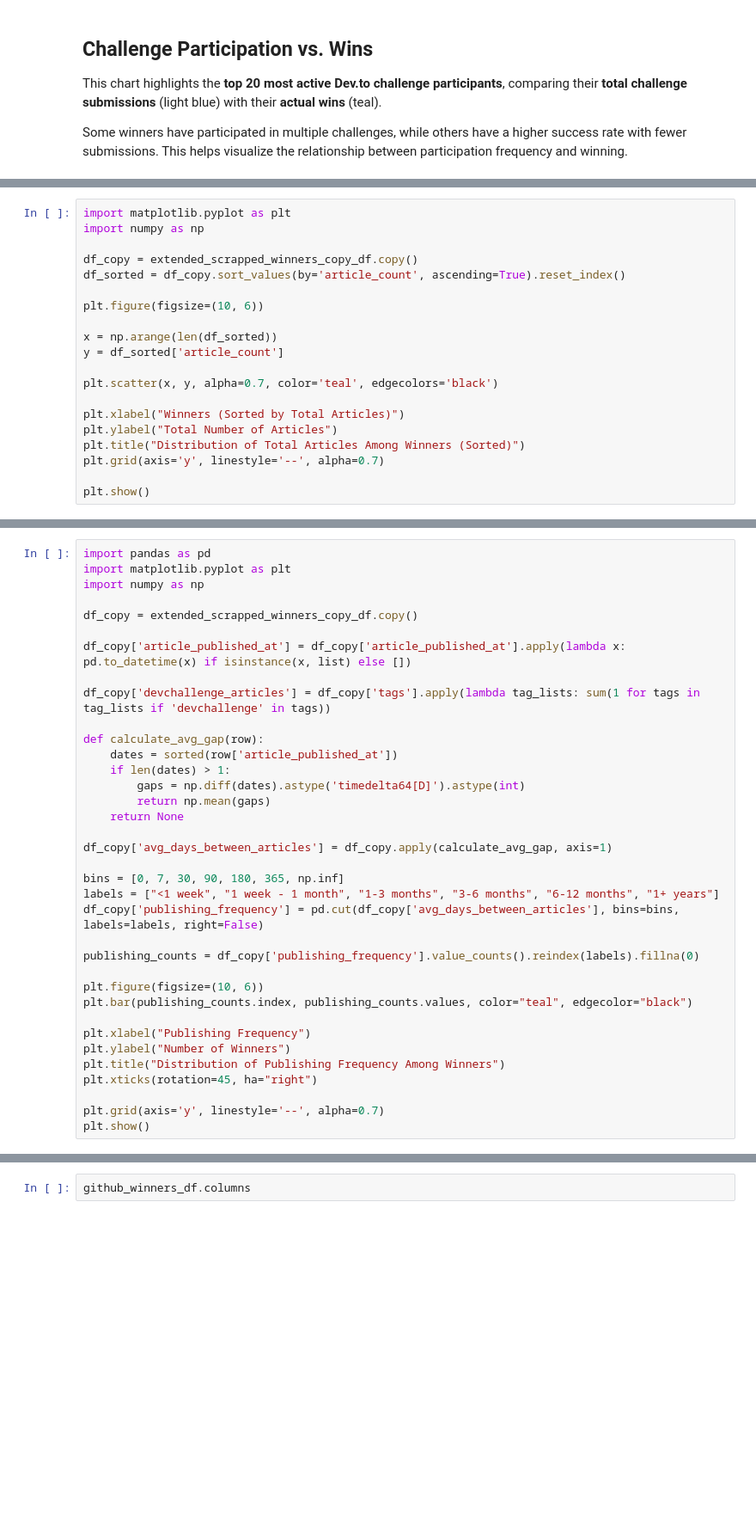
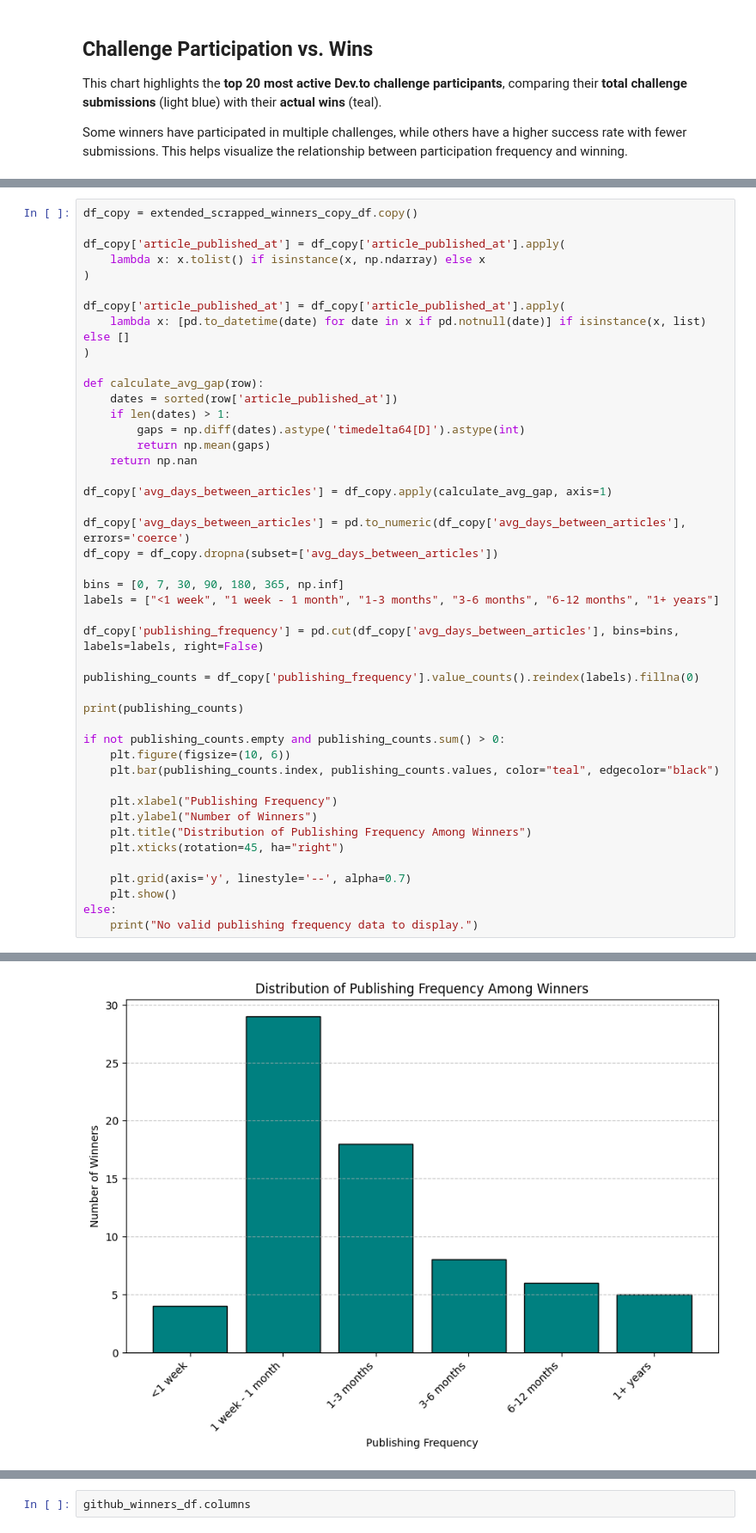
Before and after one commit to olgazju/blog_dev_to_audience_analyzer, a Jupyter notebook: dev-to-challenges.ipynb, the cells around one changed output, grey strips where cells are left out. Shown at 86% size. Drawn from its saved outputs; the diff is of its cells as text; blank space fills up the shorter version.

```diff
--- a/dev-to-challenges.ipynb
+++ b/dev-to-challenges.ipynb
@@ -496,20 +521,0 @@ plt.show()
-# %%
-import matplotlib.pyplot as plt
-import numpy as np
-
-df_copy = extended_scrapped_winners_copy_df.copy()
-df_sorted = df_copy.sort_values(by='article_count', ascending=True).reset_index()
-
-plt.figure(figsize=(10, 6))
-
-x = np.arange(len(df_sorted))
-y = df_sorted['article_count']
-
-plt.scatter(x, y, alpha=0.7, color='teal', edgecolors='black')
-
-plt.xlabel("Winners (Sorted by Total Articles)")
-plt.ylabel("Total Number of Articles")
-plt.title("Distribution of Total Articles Among Winners (Sorted)")
-plt.grid(axis='y', linestyle='--', alpha=0.7)
-
-plt.show()
@@ -593,37 +536,46 @@ Very few "one-time participants" win, meaning persistence may play a role in suc
 # %%
-import pandas as pd
-import matplotlib.pyplot as plt
-import numpy as np
-
 df_copy = extended_scrapped_winners_copy_df.copy()
 
-df_copy['article_published_at'] = df_copy['article_published_at'].apply(lambda x: pd.to_datetime(x) if isinstance(x, list) else [])
+df_copy['article_published_at'] = df_copy['article_published_at'].apply(
+    lambda x: x.tolist() if isinstance(x, np.ndarray) else x
+)
 
-df_copy['devchallenge_articles'] = df_copy['tags'].apply(lambda tag_lists: sum(1 for tags in tag_lists if 'devchallenge' in tags))
+df_copy['article_published_at'] = df_copy['article_published_at'].apply(
+    lambda x: [pd.to_datetime(date) for date in x if pd.notnull(date)] if isinstance(x, list) else []
+)
 
 def calculate_avg_gap(row):
     dates = sorted(row['article_published_at'])
     if len(dates) > 1:
         gaps = np.diff(dates).astype('timedelta64[D]').astype(int)
         return np.mean(gaps)
-    return None
+    return np.nan
 
 df_copy['avg_days_between_articles'] = df_copy.apply(calculate_avg_gap, axis=1)
 
+df_copy['avg_days_between_articles'] = pd.to_numeric(df_copy['avg_days_between_articles'], errors='coerce')
+df_copy = df_copy.dropna(subset=['avg_days_between_articles'])
+
 bins = [0, 7, 30, 90, 180, 365, np.inf]
 labels = ["<1 week", "1 week - 1 month", "1-3 months", "3-6 months", "6-12 months", "1+ years"]
+
 df_copy['publishing_frequency'] = pd.cut(df_copy['avg_days_between_articles'], bins=bins, labels=labels, right=False)
 
 publishing_counts = df_copy['publishing_frequency'].value_counts().reindex(labels).fillna(0)
 
-plt.figure(figsize=(10, 6))
-plt.bar(publishing_counts.index, publishing_counts.values, color="teal", edgecolor="black")
+print(publishing_counts)
 
-plt.xlabel("Publishing Frequency")
-plt.ylabel("Number of Winners")
-plt.title("Distribution of Publishing Frequency Among Winners")
-plt.xticks(rotation=45, ha="right")
+if not publishing_counts.empty and publishing_counts.sum() > 0:
+    plt.figure(figsize=(10, 6))
+    plt.bar(publishing_counts.index, publishing_counts.values, color="teal", edgecolor="black")
 
-plt.grid(axis='y', linestyle='--', alpha=0.7)
-plt.show()
+    plt.xlabel("Publishing Frequency")
+    plt.ylabel("Number of Winners")
+    plt.title("Distribution of Publishing Frequency Among Winners")
+    plt.xticks(rotation=45, ha="right")
+
+    plt.grid(axis='y', linestyle='--', alpha=0.7)
+    plt.show()
+else:
+    print("No valid publishing frequency data to display.")
 # %% [output]
@@ -630,0 +590 @@ TypeError: '<' not supported between instances of 'NoneType' and 'NoneType'
+[figure, added]
```
Also changed, not shown: parts of 20 cells of this notebook.
